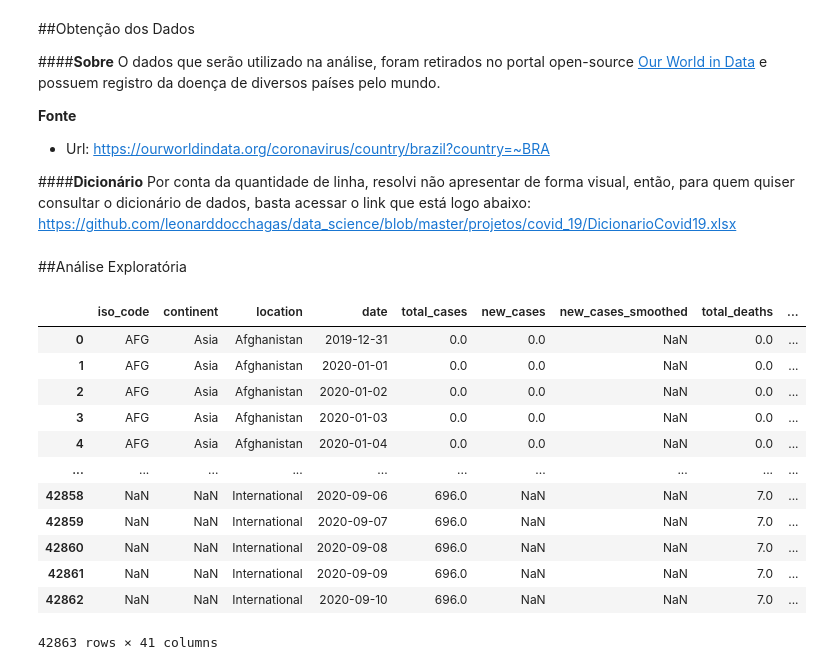
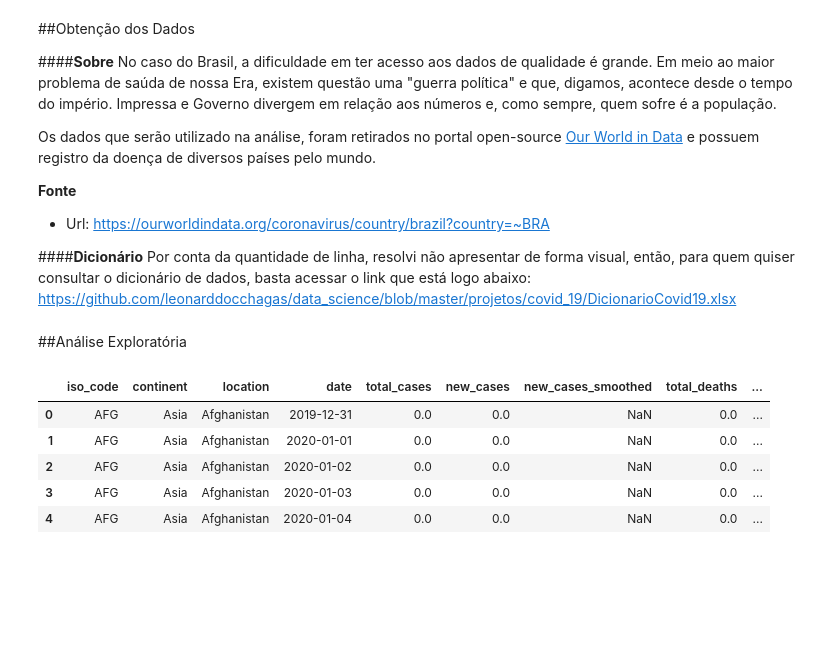
Before and after one commit to leonarddocchagas/data_science, a Jupyter notebook: Estudo_de_Caso_da_COVID_19.ipynb, the cells around one changed output. Saved outputs shown, nothing was run; the diff lists cells and outputs as text; code cells hidden in the pictures; blank space fills up the shorter version.

```diff
--- a/Estudo_de_Caso_da_COVID_19.ipynb
+++ b/Estudo_de_Caso_da_COVID_19.ipynb
@@ -14,7 +14,9 @@ A COVID-19 é uma doença causada pelo coronavírus, denominado SARS-CoV-2, que
 ##Obtenção dos Dados
 
 ####**Sobre**
-O dados que serão utilizado na análise, foram retirados no portal open-source <a href='https://ourworldindata.org/coronavirus/country/brazil?country=~BRA'>Our World in Data</a> e possuem registro da doença de diversos países pelo mundo.
+No caso do Brasil, a dificuldade em ter acesso aos dados de qualidade é grande. Em meio ao maior problema de saúda de nossa Era, existem questão uma "guerra política" e que, digamos, acontece desde o tempo do império. Impressa e Governo divergem em relação aos números e, como sempre, quem sofre é a população.
+
+Os dados que serão utilizado na análise, foram retirados no portal open-source <a href='https://ourworldindata.org/coronavirus/country/brazil?country=~BRA'>Our World in Data</a> e possuem registro da doença de diversos países pelo mundo.
 
 **Fonte**
 * Url: https://ourworldindata.org/coronavirus/country/brazil?country=~BRA
@@ -25,23 +27,23 @@ https://github.com/leonarddocchagas/data_science/blob/master/projetos/covid_19/D
 # %% [markdown]
 ##Análise Exploratória
 # %%
-# carrega bibliotecas
+# bibliotecas
 import pandas as pd
 import matplotlib.pyplot as plt
+import matplotlib.gridspec as GridSpec
+import seaborn as sns
 
-df = pd.read_csv('https://raw.githubusercontent.com/leonarddocchagas/data_science/master/projetos/covid_19/owid-covid-data.csv')
-df
+%matplotlib notebook
+
+# path
+dataset_path = 'https://raw.githubusercontent.com/leonarddocchagas/data_science/master/projetos/covid_19/owid-covid-data.csv'
+# dataset
+df = pd.read_csv(dataset_path)
+df.head()
 # %% [output]
 |  | iso_code | continent | location | date | total_cases | new_cases | new_cases_smoothed | total_deaths | ... |
 | 0 | AFG | Asia | Afghanistan | 2019-12-31 | 0.0 | 0.0 | NaN | 0.0 | ... |
 | 1 | AFG | Asia | Afghanistan | 2020-01-01 | 0.0 | 0.0 | NaN | 0.0 | ... |
 | 2 | AFG | Asia | Afghanistan | 2020-01-02 | 0.0 | 0.0 | NaN | 0.0 | ... |
 | 3 | AFG | Asia | Afghanistan | 2020-01-03 | 0.0 | 0.0 | NaN | 0.0 | ... |
 | 4 | AFG | Asia | Afghanistan | 2020-01-04 | 0.0 | 0.0 | NaN | 0.0 | ... |
-| ... | ... | ... | ... | ... | ... | ... | ... | ... | ... |
-| 42858 | NaN | NaN | International | 2020-09-06 | 696.0 | NaN | NaN | 7.0 | ... |
-| 42859 | NaN | NaN | International | 2020-09-07 | 696.0 | NaN | NaN | 7.0 | ... |
-| 42860 | NaN | NaN | International | 2020-09-08 | 696.0 | NaN | NaN | 7.0 | ... |
-| 42861 | NaN | NaN | International | 2020-09-09 | 696.0 | NaN | NaN | 7.0 | ... |
-| 42862 | NaN | NaN | International | 2020-09-10 | 696.0 | NaN | NaN | 7.0 | ... |
-42863 rows × 41 columns
```
Also changed, not shown: parts of 22 cells of this notebook.
